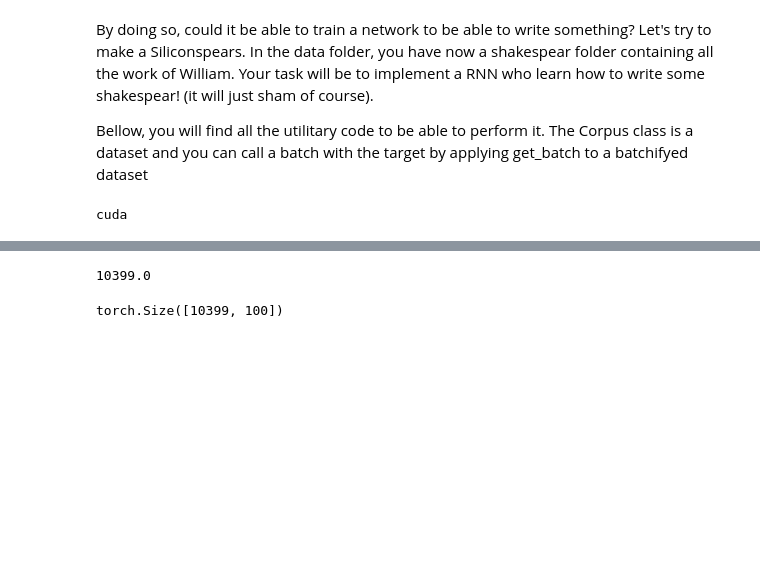
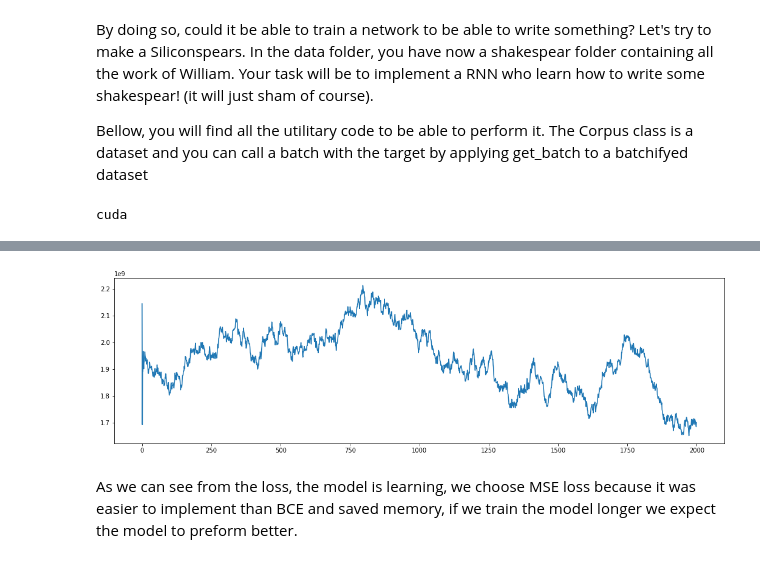
Before and after one commit to AbdBarho/CV19-20, a Jupyter notebook: 13_RNN.ipynb, the cells around one changed output, grey strips where cells are left out. Cells and saved outputs as stored; diff of their text form; code cells hidden in the pictures; blank space fills up the shorter version.

```diff
--- a/13_RNN.ipynb
+++ b/13_RNN.ipynb
@@ -96,9 +100,11 @@ def batchify(data, batch_size):
         data = data.cuda()
     return data
 
-max_seq_len = 100
+max_seq_len = 200
 def get_batch(source, i, evaluation=False):
     seq_len = min(max_seq_len, len(source) - 1 - i)
+    if seq_len < max_seq_len:
+        return None, None
     data = Variable(source[i:i+seq_len], volatile=evaluation)
     target = Variable(source[i+1:i+1+seq_len].view(-1))
     if cuda.is_available():
@@ -114,8 +116,45 @@ len(corpus.dictionary.word2idx)
-# %%
-len(corpus.train) / max_seq_len
-# %% [output]
-10399.0
-# %%
-batchify(corpus.train, 100).shape
-# %% [output]
-torch.Size([10399, 100])
+# %%
+vocab_len = len(corpus.dictionary)
+num_hidden = 100
+embedding_dim = 100
+
+class Model(nn.Module):
+    def __init__(self):
+        super(Model, self).__init__()
+        self.encode = nn.Embedding(vocab_len, embedding_dim)
+        self.rnn = nn.RNN(embedding_dim, num_hidden)
+        self.decoder = nn.Linear(num_hidden, vocab_len)
+
+    def forward(self, x, h):
+        embed = F.relu(self.encode(x))
+        embed = embed.view(1, -1, embedding_dim)
+        rnn_output, h = self.rnn(embed, h)
+        rnn_output = F.relu(rnn_output)
+        preds = torch.sigmoid(self.decoder(rnn_output))
+        #preds = preds.view(-1, vocab_len)
+        preds = torch.argmax(preds, 2).view(-1)
+        return preds, h
+# %%
+model = Model().to(device)
+optimizer = optim.Adam(model.parameters())
+# loss_crit = nn.BCELoss()
+loss_crit = nn.MSELoss(reduction='mean')
+# %%
+hidden = torch.zeros((1, max_seq_len,  num_hidden)).to(device)
+# print(hidden.shape)
+losses = []
+for i in range(2000):
+    data, labels = get_batch(corpus.train, i)
+    labels = labels.type(torch.float32)
+    preds, hidden = model(data, hidden)
+    preds = preds.type(torch.float32)
+    loss = loss_crit(preds, labels)
+    losses.append(loss.cpu().numpy().item())
+# %%
+# preds.shape, labels.shape
+plt.figure(figsize=(18, 5))
+plt.plot(losses);
+# %% [output]
+[figure, added]
+# %% [markdown]
+As we can see from the loss, the model is learning, we choose MSE loss because it was easier to implement than BCE and saved memory, if we train the model longer we expect the model to preform better.
```
Also changed, not shown: parts of 3 cells of this notebook.
